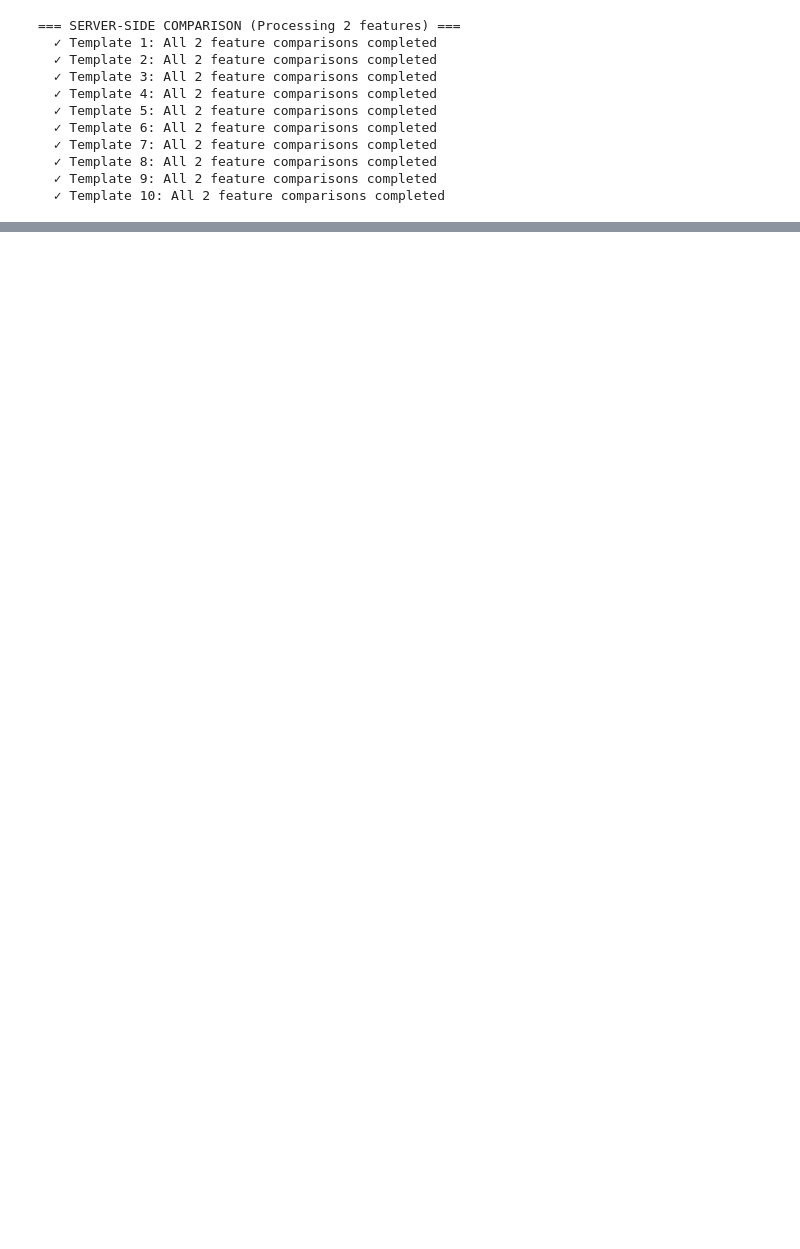
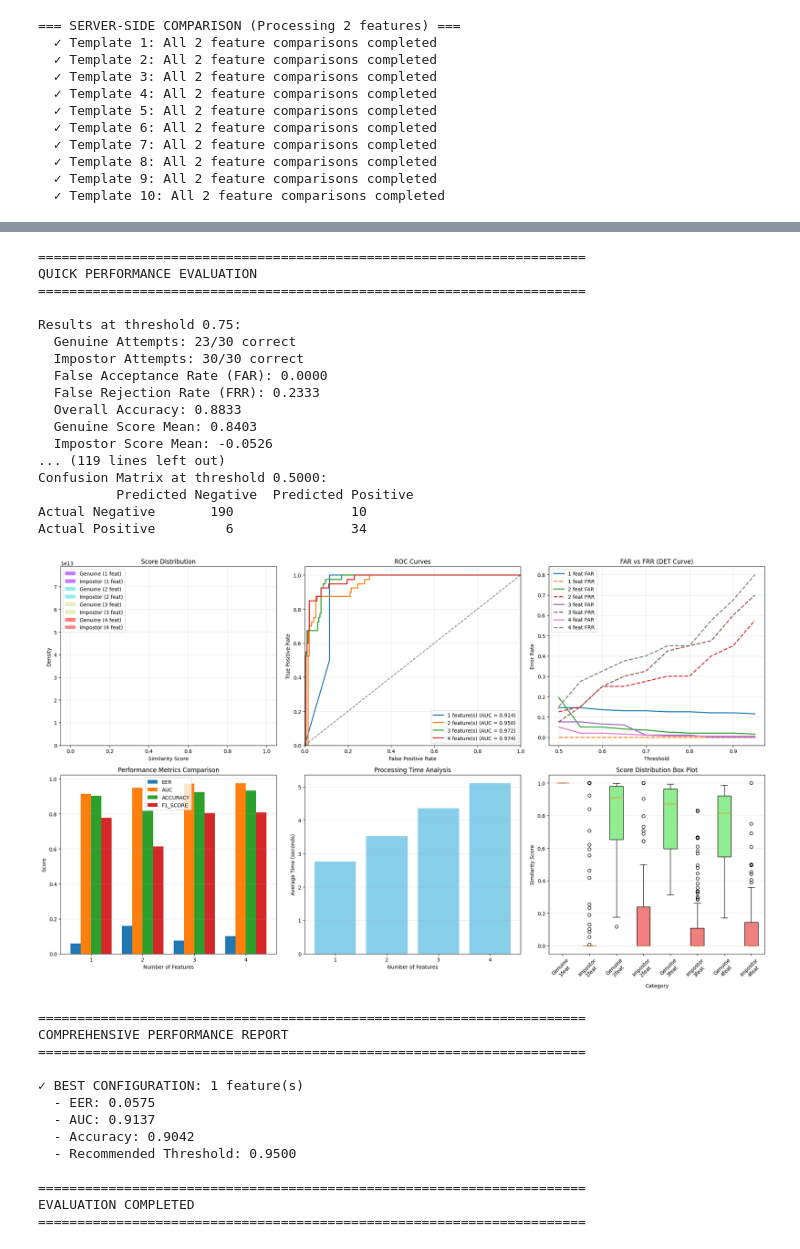
Before and after one commit to krishnaraj28/IrisAuth-ScoreAggregation-FHE-, a Jupyter notebook: Version2.ipynb, the cells around one changed output, grey strips where cells are left out. Drawn from its saved outputs; the diff is of its cells as text; code cells hidden in the pictures; blank space fills up the shorter version.

```diff
--- a/Version2.ipynb
+++ b/Version2.ipynb
@@ -272,7 +272,7 @@ class AuthenticationXAI:
         print(f"{'='*60}")
 # %%
 # Cell 8: Authentication Setup
-query_user_id = '40'
+query_user_id = '41'
 print(f"\n=== AUTHENTICATING USER {query_user_id} ===")
 
 if query_user_id not in encrypted_database:
@@ -281,8 +281,8 @@ if query_user_id not in encrypted_database:
 
 # Get query vectors
 query_features = [
-    data[query_user_id]["features"][1],  # Feature 1
-    data[query_user_id]["features"][2]   # Feature 2
+    data[query_user_id]["features"][3],  # Feature 1
+    data[query_user_id]["features"][4]   # Feature 2
 ]
 print(f"✓ Selected 2 query features: Feature 2 and Feature 3")
 
@@ -584,0 +1177,42 @@ XAI ANALYSIS COMPLETE
+# %%
+# For quick testing:
+results = quick_evaluation(num_users=30, threshold=0.75)
+
+# For comprehensive analysis:
+all_results = evaluate_authentication_performance(
+    num_users=40,
+    threshold_range=np.arange(0.5, 1.0, 0.05),
+    num_features_list=[1, 2, 3, 4]  # Test with 1-4 features
+)
+# %% [output]
+======================================================================
+QUICK PERFORMANCE EVALUATION
+======================================================================
+
+Results at threshold 0.75:
+  Genuine Attempts: 23/30 correct
+  Impostor Attempts: 30/30 correct
+  False Acceptance Rate (FAR): 0.0000
+  False Rejection Rate (FRR): 0.2333
+  Overall Accuracy: 0.8833
+  Genuine Score Mean: 0.8403
+  Impostor Score Mean: -0.0526
+... (119 lines left out)
+Confusion Matrix at threshold 0.5000:
+          Predicted Negative  Predicted Positive
+Actual Negative       190               10
+Actual Positive         6               34
+[figure, added]
+======================================================================
+COMPREHENSIVE PERFORMANCE REPORT
+======================================================================
+
+✓ BEST CONFIGURATION: 1 feature(s)
+  - EER: 0.0575
+  - AUC: 0.9137
+  - Accuracy: 0.9042
+  - Recommended Threshold: 0.9500
+
+======================================================================
+EVALUATION COMPLETED
+======================================================================
```
Also changed, not shown: parts of 6 cells of this notebook.
